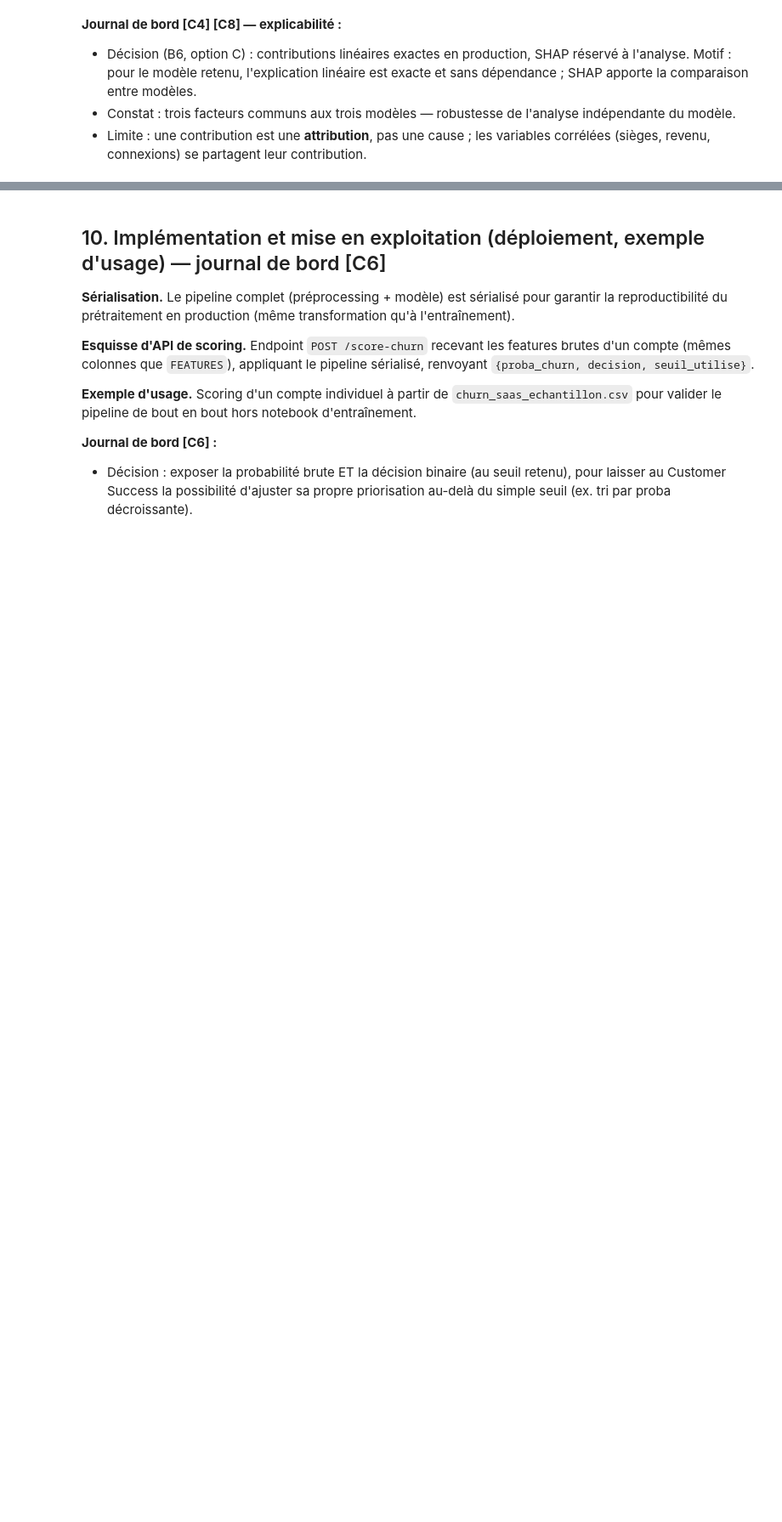
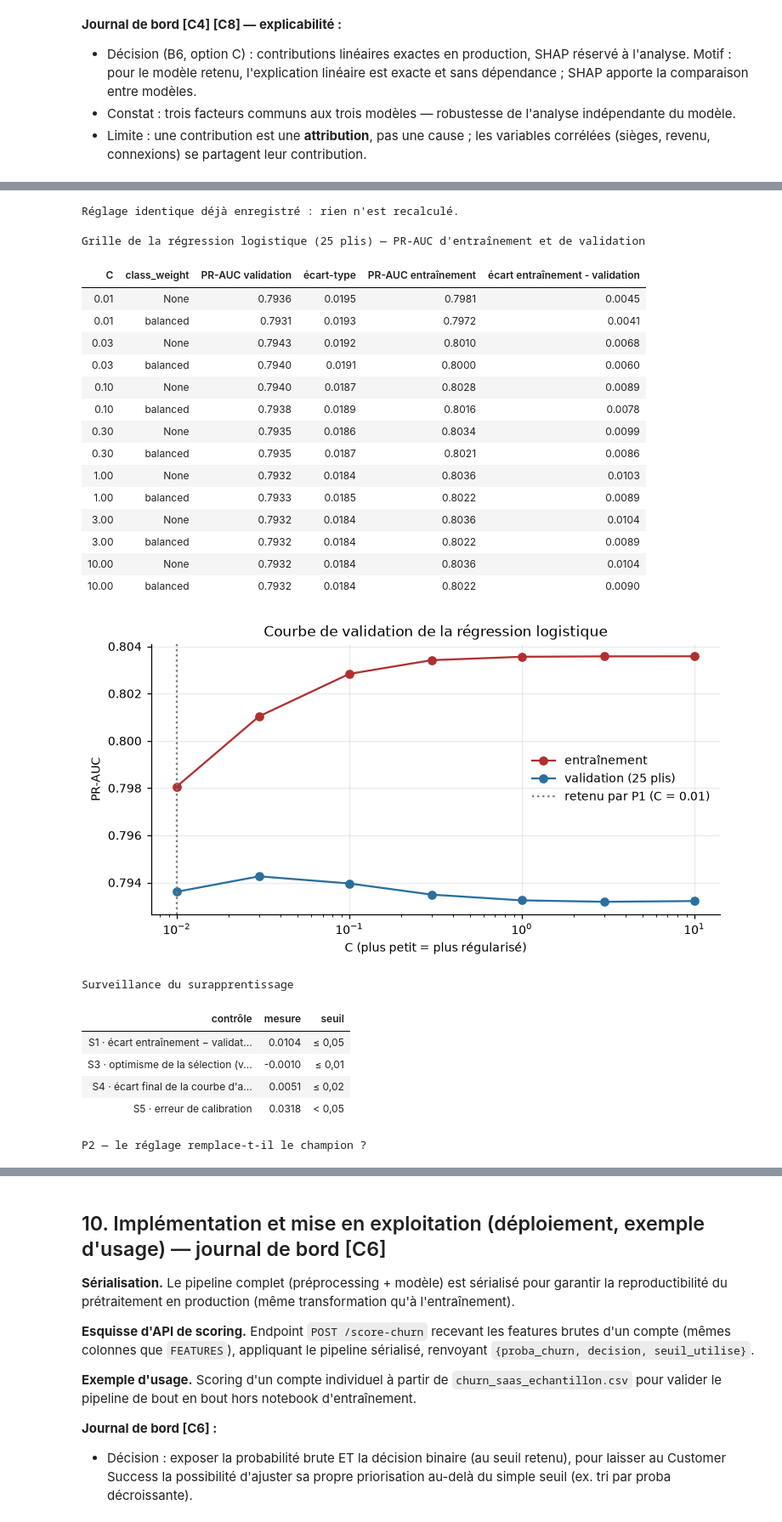
Before and after one commit to air-jaja/ai4me, a Jupyter notebook: notebooks/cas_usage_churn_saas.ipynb, the cells around one changed output, grey strips where cells are left out. Shown at 85% size. Drawn from its saved outputs; the diff is of its cells as text; code cells hidden in the pictures; blank space fills up the shorter version.

Commit message:
08.Optimization & Fine tunning : Final  Step
# Calibration
# Check Hyper parameters impacts
# New Arbitration to do
# Recompute to validate all choice
# Prepare argument for certification

```diff
--- a/notebooks/cas_usage_churn_saas.ipynb
+++ b/notebooks/cas_usage_churn_saas.ipynb
@@ -2559,0 +2569,43 @@ Compte 1904 — risque 100% — Facteurs principaux : derniere_connexion_jours (
+# %%
+# --- Grid of the retained regression, overfitting checks S1 to S5 -------------------------------------
+from churn_saas.features import tracer_courbe_validation
+
+reglage_8, ressources_8 = _outil("reglage_modele").executer()
+afficher_tableau(pd.DataFrame(reglage_8["grille"]).round(4),
+                 titre="Grille de la régression logistique (25 plis) — PR-AUC d'entraînement et de validation")
+tracer_courbe_validation(pd.DataFrame(reglage_8["courbe_validation_C"]), reglage_8["reglage_retenu"]["C"])
+plt.show()
+_s = reglage_8["surapprentissage"]
+afficher_tableau(pd.DataFrame([
+    ["S1 · écart entraînement − validation (max de la grille)", round(_s["S1_ecart_max_grille"], 4), "≤ 0,05"],
+    ["S3 · optimisme de la sélection (validation imbriquée)", round(_s["S3"]["optimisme"], 4), "≤ 0,01"],
+    ["S4 · écart final de la courbe d'apprentissage", round(_s["S4_ecart_final"], 4), "≤ 0,02"],
+    ["S5 · erreur de calibration", round(_s["S5_erreur_calibration"], 4), "< 0,05"],
+], columns=["contrôle", "mesure", "seuil"]), titre="Surveillance du surapprentissage")
+afficher_tableau(pd.DataFrame(reglage_8["P2_comparaison"]), titre="P2 — le réglage remplace-t-il le champion ?")
+# %% [output]
+Réglage identique déjà enregistré : rien n'est recalculé.
+Grille de la régression logistique (25 plis) — PR-AUC d'entraînement et de validation
+| C | class_weight | PR-AUC validation | écart-type | PR-AUC entraînement | écart entraînement - validation |
+| 0.01 | None | 0.7936 | 0.0195 | 0.7981 | 0.0045 |
+| 0.01 | balanced | 0.7931 | 0.0193 | 0.7972 | 0.0041 |
+| 0.03 | None | 0.7943 | 0.0192 | 0.8010 | 0.0068 |
+| 0.03 | balanced | 0.7940 | 0.0191 | 0.8000 | 0.0060 |
+| 0.10 | None | 0.7940 | 0.0187 | 0.8028 | 0.0089 |
+| 0.10 | balanced | 0.7938 | 0.0189 | 0.8016 | 0.0078 |
+| 0.30 | None | 0.7935 | 0.0186 | 0.8034 | 0.0099 |
+| 0.30 | balanced | 0.7935 | 0.0187 | 0.8021 | 0.0086 |
+| 1.00 | None | 0.7932 | 0.0184 | 0.8036 | 0.0103 |
+| 1.00 | balanced | 0.7933 | 0.0185 | 0.8022 | 0.0089 |
+| 3.00 | None | 0.7932 | 0.0184 | 0.8036 | 0.0104 |
+| 3.00 | balanced | 0.7932 | 0.0184 | 0.8022 | 0.0089 |
+| 10.00 | None | 0.7932 | 0.0184 | 0.8036 | 0.0104 |
+| 10.00 | balanced | 0.7932 | 0.0184 | 0.8022 | 0.0090 |
+[figure, added]
+Surveillance du surapprentissage
+| contrôle | mesure | seuil |
+| S1 · écart entraînement − validat... | 0.0104 | ≤ 0,05 |
+| S3 · optimisme de la sélection (v... | -0.0010 | ≤ 0,01 |
+| S4 · écart final de la courbe d'a... | 0.0051 | ≤ 0,02 |
+| S5 · erreur de calibration | 0.0318 | < 0,05 |
+P2 — le réglage remplace-t-il le champion ?
```
Also changed, not shown: parts of 10 cells of this notebook, 22 other files.
